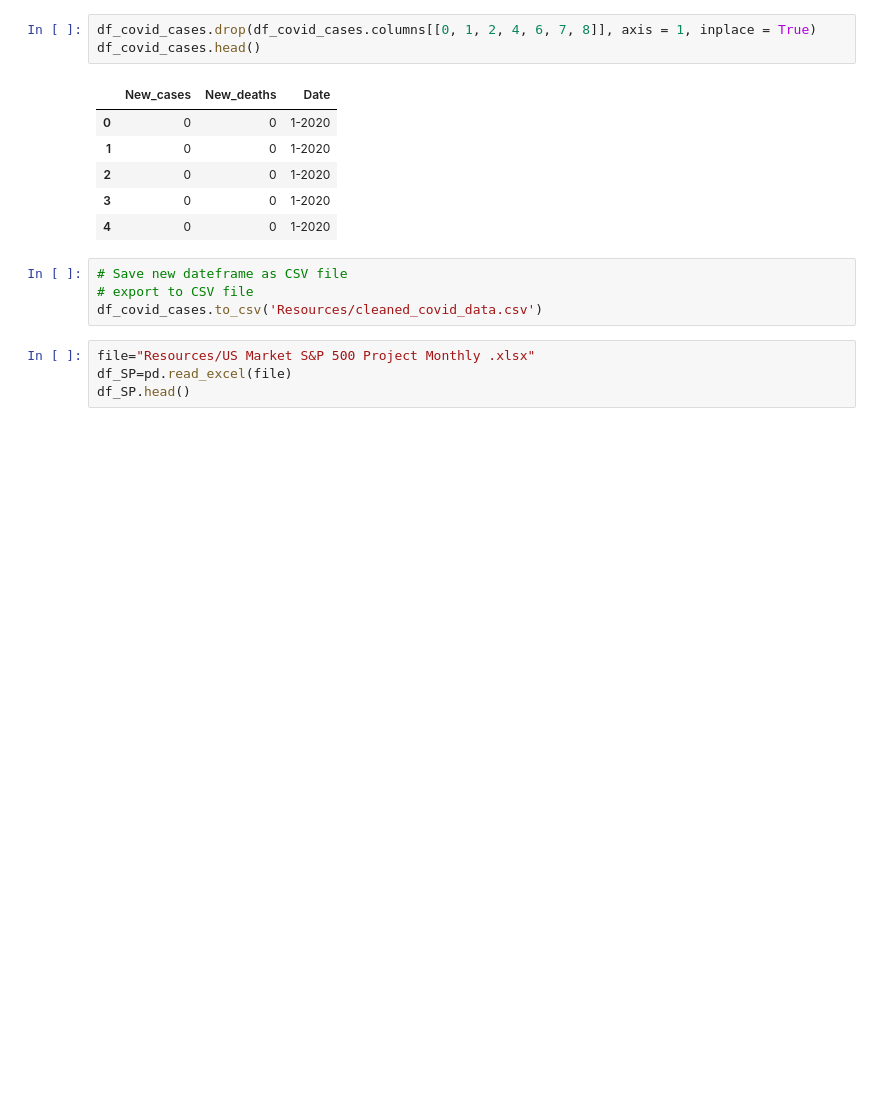
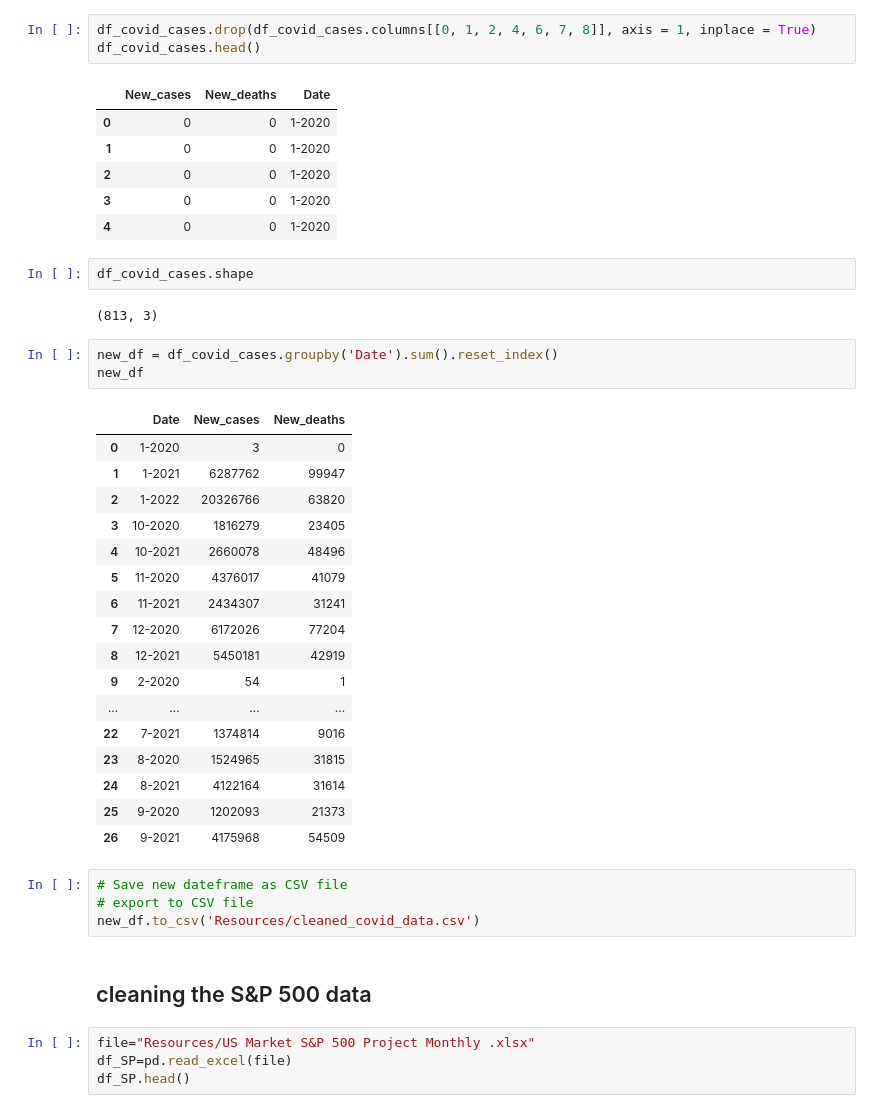
Before and after one commit to Kuldeep200/Covid-19, a Jupyter notebook: cleaning_data_files.ipynb, the cells around one changed output. Saved outputs shown, nothing was run; the diff lists cells and outputs as text; blank space fills up the shorter version.

Commit message:
more data cleaning

```diff
--- a/cleaned_covid_data.ipynb
+++ b/cleaning_data_files.ipynb
@@ -74,10 +76,37 @@ df_covid_cases.head()
 | 2 | 0 | 0 | 1-2020 |
 | 3 | 0 | 0 | 1-2020 |
 | 4 | 0 | 0 | 1-2020 |
+# %%
+df_covid_cases.shape
+# %% [output]
+(813, 3)
+# %%
+new_df = df_covid_cases.groupby('Date').sum().reset_index()
+new_df
+# %% [output]
+|  | Date | New_cases | New_deaths |
+| 0 | 1-2020 | 3 | 0 |
+| 1 | 1-2021 | 6287762 | 99947 |
+| 2 | 1-2022 | 20326766 | 63820 |
+| 3 | 10-2020 | 1816279 | 23405 |
+| 4 | 10-2021 | 2660078 | 48496 |
+| 5 | 11-2020 | 4376017 | 41079 |
+| 6 | 11-2021 | 2434307 | 31241 |
+| 7 | 12-2020 | 6172026 | 77204 |
+| 8 | 12-2021 | 5450181 | 42919 |
+| 9 | 2-2020 | 54 | 1 |
+| ... | ... | ... | ... |
+| 22 | 7-2021 | 1374814 | 9016 |
+| 23 | 8-2020 | 1524965 | 31815 |
+| 24 | 8-2021 | 4122164 | 31614 |
+| 25 | 9-2020 | 1202093 | 21373 |
+| 26 | 9-2021 | 4175968 | 54509 |
 # %%
 # Save new dateframe as CSV file
 # export to CSV file
-df_covid_cases.to_csv('Resources/cleaned_covid_data.csv')
+new_df.to_csv('Resources/cleaned_covid_data.csv')
+# %% [markdown]
+## cleaning the S&P 500 data
 # %%
 file="Resources/US Market S&P 500 Project Monthly .xlsx"
 df_SP=pd.read_excel(file)
```
Also changed, not shown: parts of 12 cells of this notebook, 3 other files.
